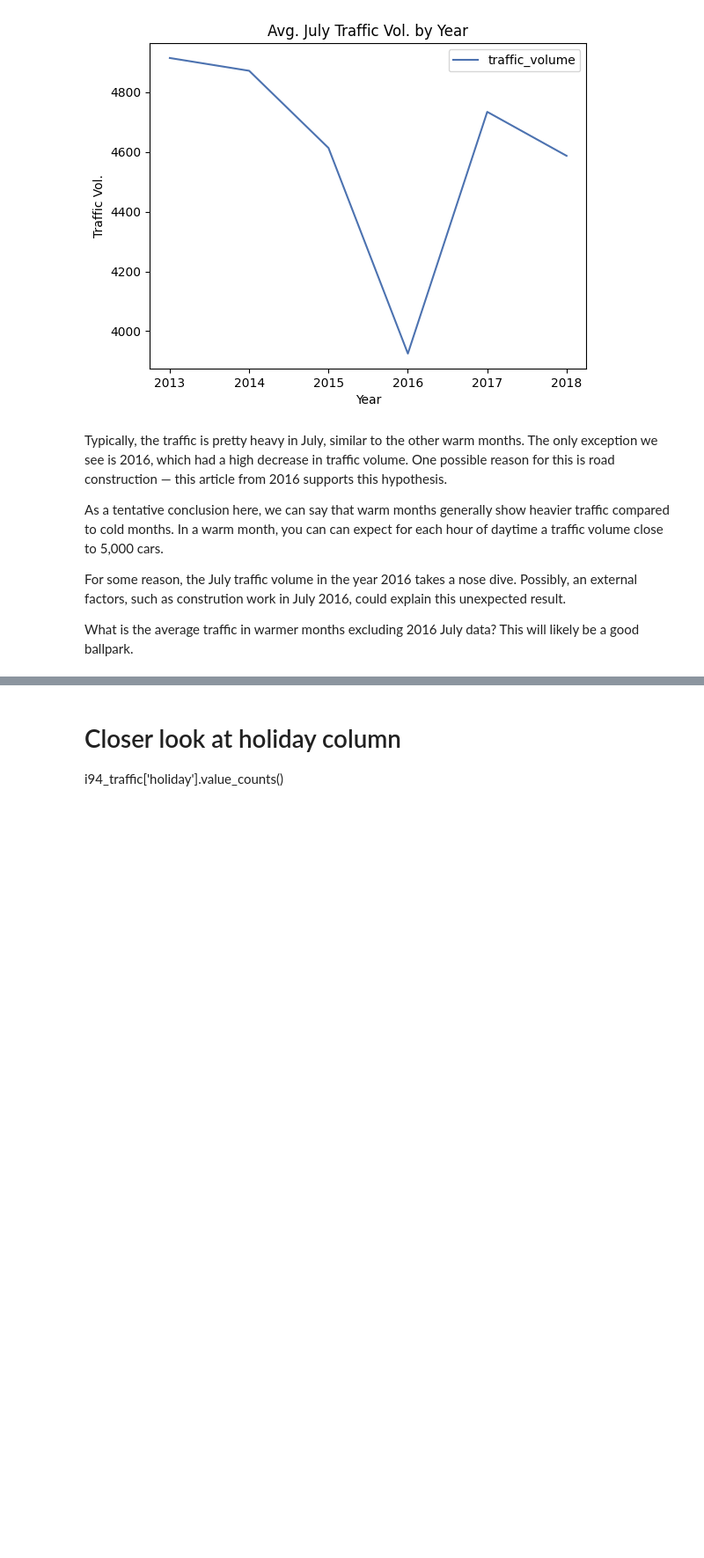
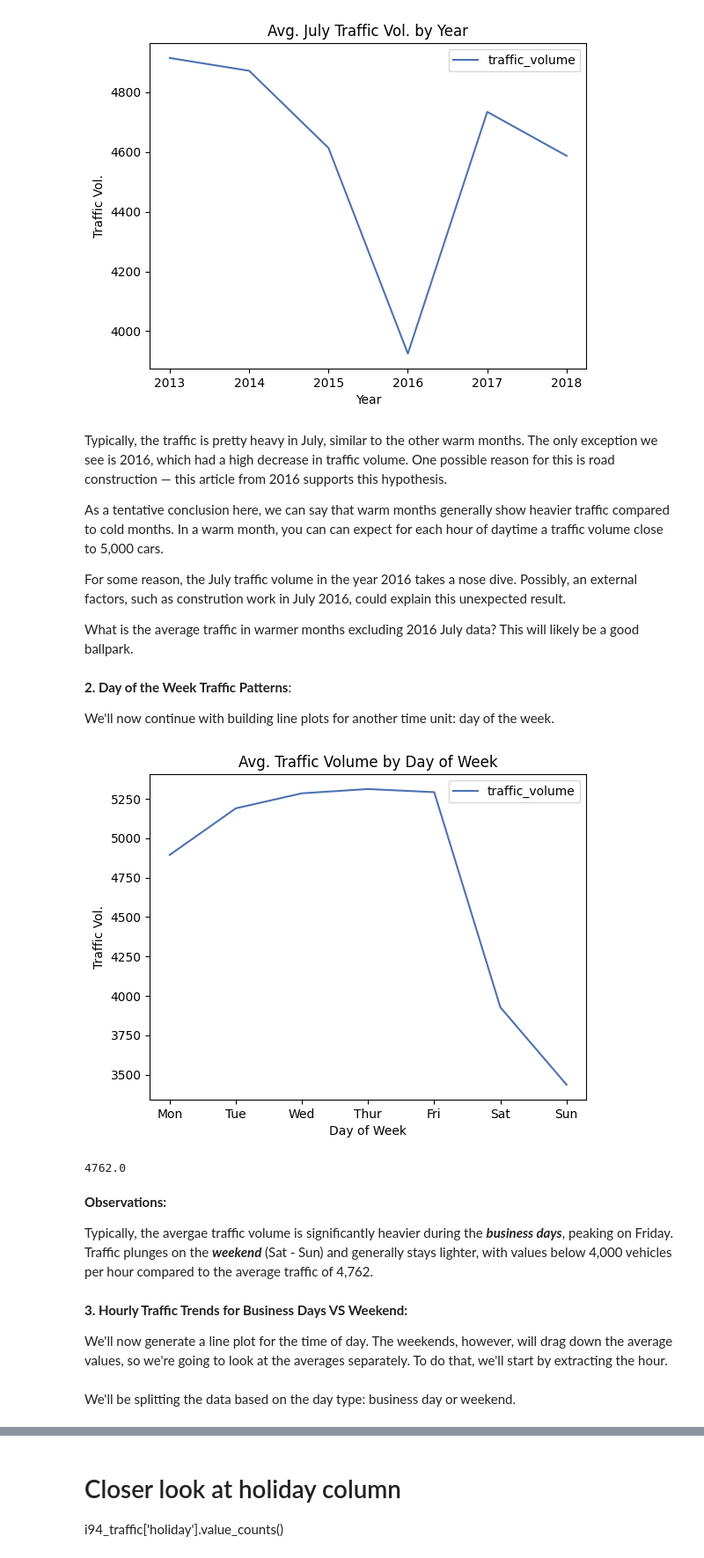
Before and after one commit to shree131/Heavy-Traffic-Indicators-Analysis, a Jupyter notebook: I94_heavy_traffic_indicators_analysis.ipynb, the cells around one changed output, grey strips where cells are left out. Shown at 88% size. Cells and saved outputs as stored; diff of their text form; code cells hidden in the pictures; blank space fills up the shorter version.

Commit message:
Weekly and Hourly Time-based analysis

```diff
--- a/I94_heavy_traffic_indicators_analysis.ipynb
+++ b/I94_heavy_traffic_indicators_analysis.ipynb
@@ -465,3 +468,41 @@ As a tentative conclusion here, we can say that warm months generally show heavi
 For some reason, the July traffic volume in the year 2016 takes a nose dive. Possibly, an external factors, such as constrution work in July 2016, could explain this unexpected result.
 
 What is the average traffic in warmer months excluding 2016 July data? This will likely be a good ballpark.
+# %% [markdown]
+**2. Day of the Week Traffic Patterns**:
+
+We'll now continue with building line plots for another time unit: day of the week.
+# %%
+# Extract day of the week from date_time column
+daytime_traffic['dayofweek'] = daytime_traffic['date_time'].dt.dayofweek
+# %%
+# Get traffic average/mean by day of week
+mean_by_dayofweek = daytime_traffic.pivot_table(values='traffic_volume', index='dayofweek', aggfunc='mean')
+
+# Plot a line graph
+mean_by_dayofweek.plot.line(label='Average traffic')
+
+plt.legend()
+plt.title('Avg. Traffic Volume by Day of Week')
+plt.xlabel('Day of Week')
+plt.ylabel('Traffic Vol.')
+
+# Customize the xticks
+plt.xticks(mean_by_dayofweek.index, ['Mon', 'Tue', 'Wed', 'Thur', 'Fri', 'Sat', 'Sun'])
+
+plt.show()
+# %% [output]
+[figure, added]
+# %%
+round(daytime_traffic['traffic_volume'].mean(), 0)
+# %% [output]
+4762.0
+# %% [markdown]
+**Observations:**
+
+Typically, the avergae traffic volume is significantly heavier during the ***business days***, peaking on Friday. Traffic plunges on the ***weekend*** (Sat - Sun) and generally stays lighter, with values below 4,000 vehicles per hour compared to the average traffic of 4,762.
+# %% [markdown]
+**3. Hourly Traffic Trends for Business Days VS Weekend:**
+
+We'll now generate a line plot for the time of day. The weekends, however, will drag down the average values, so we're going to look at the averages separately.
+To do that, we'll start by extracting the hour.
@@ -467,0 +512,2 @@ What is the average traffic in warmer months excluding 2016 July data? This will
+# %% [markdown]
+We'll be splitting the data based on the day type: business day or weekend.
```
Also changed, not shown: parts of 8 cells of this notebook.
